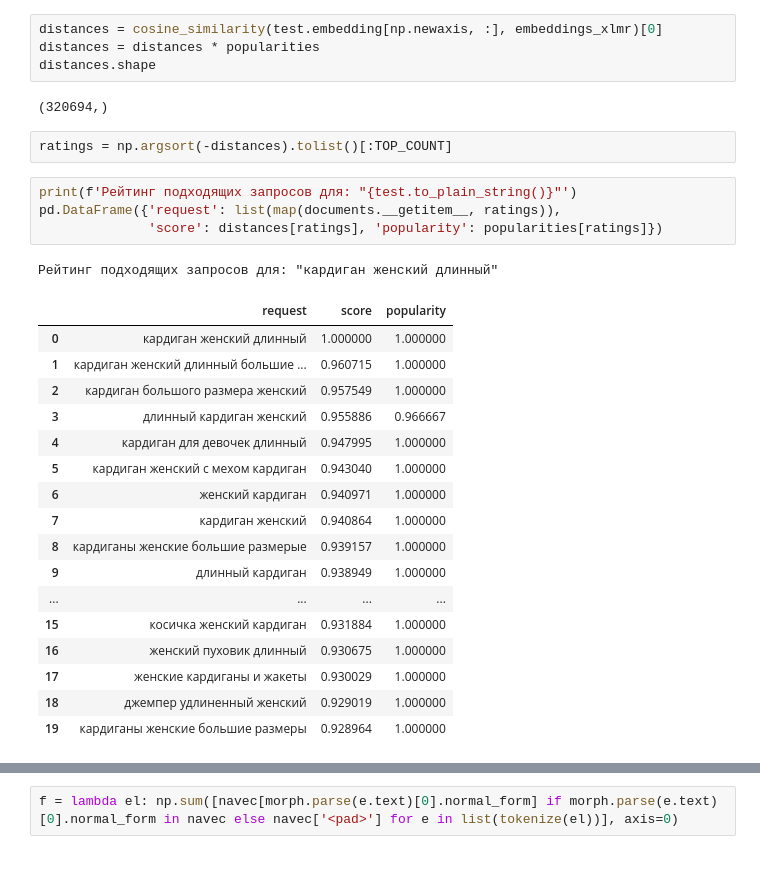
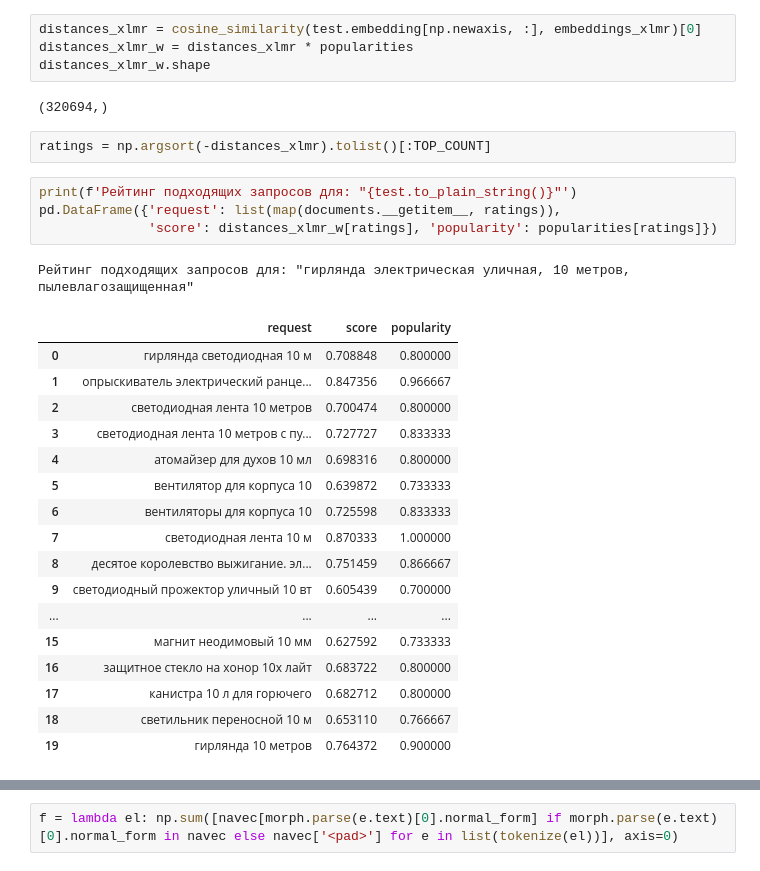
Before and after one commit to 80-20-MP/80-20-MP, a Jupyter notebook: notebooks/demonstration.ipynb, the cells around one changed output, grey strips where cells are left out. Saved outputs shown, nothing was run; the diff lists cells and outputs as text.

```diff
--- a/notebooks/demonstration.ipynb
+++ b/notebooks/demonstration.ipynb
@@ -103,31 +103,31 @@ test.to_plain_string()
 # %%
-distances = cosine_similarity(test.embedding[np.newaxis, :], embeddings_xlmr)[0]
-distances = distances * popularities
-distances.shape
+distances_xlmr = cosine_similarity(test.embedding[np.newaxis, :], embeddings_xlmr)[0]
+distances_xlmr_w = distances_xlmr * popularities
+distances_xlmr_w.shape
 # %% [output]
 (320694,)
 # %%
-ratings = np.argsort(-distances).tolist()[:TOP_COUNT]
+ratings = np.argsort(-distances_xlmr).tolist()[:TOP_COUNT]
 # %%
 print(f'Рейтинг подходящих запросов для: "{test.to_plain_string()}"')
 pd.DataFrame({'request': list(map(documents.__getitem__, ratings)),
-              'score': distances[ratings], 'popularity': popularities[ratings]})
+              'score': distances_xlmr_w[ratings], 'popularity': popularities[ratings]})
 # %% [output]
-Рейтинг подходящих запросов для: "кардиган женский длинный"
+Рейтинг подходящих запросов для: "гирлянда электрическая уличная, 10 метров, пылевлагозащищенная"
 |  | request | score | popularity |
-| 0 | кардиган женский длинный | 1.000000 | 1.000000 |
-| 1 | кардиган женский длинный большие ... | 0.960715 | 1.000000 |
-| 2 | кардиган большого размера женский | 0.957549 | 1.000000 |
-| 3 | длинный кардиган женский | 0.955886 | 0.966667 |
-| 4 | кардиган для девочек длинный | 0.947995 | 1.000000 |
-| 5 | кардиган женский с мехом кардиган | 0.943040 | 1.000000 |
-| 6 | женский кардиган | 0.940971 | 1.000000 |
-| 7 | кардиган женский | 0.940864 | 1.000000 |
-| 8 | кардиганы женские большие размерые | 0.939157 | 1.000000 |
-| 9 | длинный кардиган | 0.938949 | 1.000000 |
+| 0 | гирлянда светодиодная 10 м | 0.708848 | 0.800000 |
+| 1 | опрыскиватель электрический ранце... | 0.847356 | 0.966667 |
+| 2 | светодиодная лента 10 метров | 0.700474 | 0.800000 |
+| 3 | светодиодная лента 10 метров с пу... | 0.727727 | 0.833333 |
+| 4 | атомайзер для духов 10 мл | 0.698316 | 0.800000 |
+| 5 | вентилятор для корпуса 10 | 0.639872 | 0.733333 |
+| 6 | вентиляторы для корпуса 10 | 0.725598 | 0.833333 |
+| 7 | светодиодная лента 10 м | 0.870333 | 1.000000 |
+| 8 | десятое королевство выжигание. эл... | 0.751459 | 0.866667 |
+| 9 | светодиодный прожектор уличный 10 вт | 0.605439 | 0.700000 |
 | ... | ... | ... | ... |
-| 15 | косичка женский кардиган | 0.931884 | 1.000000 |
-| 16 | женский пуховик длинный | 0.930675 | 1.000000 |
-| 17 | женские кардиганы и жакеты | 0.930029 | 1.000000 |
-| 18 | джемпер удлиненный женский | 0.929019 | 1.000000 |
-| 19 | кардиганы женские большие размеры | 0.928964 | 1.000000 |
+| 15 | магнит неодимовый 10 мм | 0.627592 | 0.733333 |
+| 16 | защитное стекло на хонор 10х лайт | 0.683722 | 0.800000 |
+| 17 | канистра 10 л для горючего | 0.682712 | 0.800000 |
+| 18 | светильник переносной 10 м | 0.653110 | 0.766667 |
+| 19 | гирлянда 10 метров | 0.764372 | 0.900000 |
```
Also changed, not shown: parts of 20 cells of this notebook, 1 other file.
